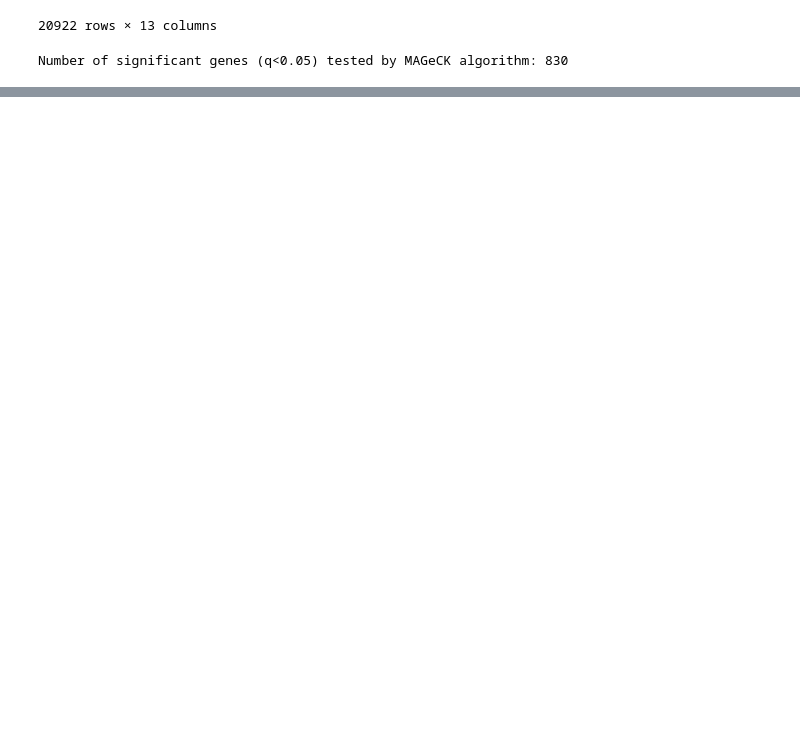
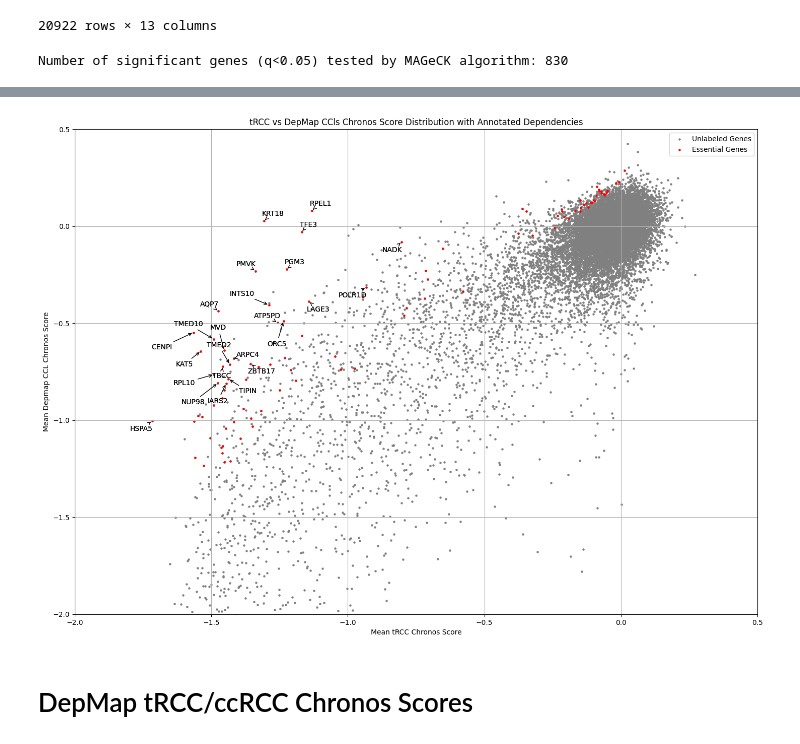
Before and after one commit to harshel-bahl/predicting-cancer-gene-dependencies, a Jupyter notebook: analysis/analysis.ipynb, the cells around one changed output, grey strips where cells are left out. Drawn from its saved outputs; the diff is of its cells as text; code cells hidden in the pictures; blank space fills up the shorter version.

```diff
--- a/analysis/analysis.ipynb
+++ b/analysis/analysis.ipynb
@@ -57,4 +44,13 @@ Number of significant genes (q<0.05) tested by MAGeCK algorithm: 830
 # %%
-bmi751_chronos_dataset = pd.read_csv("/Users/harshel/Documents/harvard/BMI751_capstone/datasets/tRCC_cell_lines/Chronos/tRCC_chronos_summary_for_BL_ASPS_updated.csv").set_index('Gene')
-ccl_chronos_dataset = bmi751_chronos_dataset[["PC3", "CAKI2", "CAKI1", "786O", "DU145", "HCT116", "NCIH460", "FUUR1", "STFE", "UOK109"]]
-ccl_chronos_dataset
+DFCI_chronos_dataset = pd.read_csv("/Users/harshel/Documents/harvard/BMI751_capstone/datasets/tRCC_cell_lines/Chronos/tRCC_chronos_summary_for_BL_ASPS_updated.csv")
+
+DFCI_chronos_CCLs = DFCI_chronos_dataset[["Gene", "PC3", "CAKI2", "CAKI1", "786O", "DU145", "HCT116", "NCIH460", "FUUR1", "STFE", "UOK109"]].T
+DFCI_chronos_CCLs.columns = DFCI_chronos_CCLs.iloc[0]
+DFCI_chronos_CCLs.columns.name = ""
+DFCI_chronos_CCLs.drop(DFCI_chronos_CCLs.index[0], inplace=True)
+
+DFCI_chronos_CCLs = DFCI_chronos_CCLs.loc[:, ~(DFCI_chronos_CCLs == 'Unknown').any(axis=0)].apply(pd.to_numeric, errors='coerce').dropna(axis=1)
+
+tRCC_chronos_gene_effects = DFCI_chronos_CCLs.loc[["FUUR1", "STFE", "UOK109"]]
+
+ccRCC_chronos_gene_effects = DFCI_chronos_CCLs.loc[["PC3", "CAKI2", "CAKI1", "786O", "DU145", "HCT116", "NCIH460"]]
@@ -245,0 +130,11 @@ plt.show()
+# %%
+depmap_gene_effect_23Q2 = pd.read_csv('/Users/harshel/Documents/harvard/BMI751_capstone/datasets/DepMap_datasets/23Q2/CRISPRGeneEffect.csv')
+depmap_gene_effect_23Q2.set_index("ModelID", inplace=True)
+depmap_gene_effect_23Q2.index.name = ""
+depmap_gene_effect_23Q2.sort_index(axis=1, inplace=True)
+depmap_gene_effect_23Q2.dropna(axis=1, inplace=True)
+
+depmap_gene_effect_23Q2.columns = af.extract_gene_names(depmap_gene_effect_23Q2.columns)
+
+# scaled and normalised depmap gene effects
+scaled_normalised_depmap_gene_effects_23Q2 = af.scale_normalize(depmap_gene_effect_23Q2)
@@ -245,0 +158,2 @@ plt.show()
+# %%
+fil_tRCC_CCL_depmap, mean_fil_tRCC_CCL_depmap, fil_CCL_depmap, mean_fil_CCL_depmap, essential_genes_tRCC_CCL_depmap = af.ComputeDependencyAnalysis(tRCC_chronos_gene_effects, depmap_gene_effect_23Q2)
@@ -245,0 +181,13 @@ plt.show()
+# %%
+af.CreateDependencyPlot(mean_fil_tRCC_CCL_depmap,
+                        mean_fil_CCL_depmap,
+                        essential_genes_tRCC_CCL_depmap,
+                        'Mean tRCC Chronos Score',
+                        'Mean Depmap CCL Chronos Score',
+                        'tRCC vs DepMap CCls Chronos Score Distribution with Annotated Dependencies',
+                        'Unlabeled Genes',
+                        'Essential Genes')
+# %% [output]
+[figure, added]
+# %% [markdown]
+# DepMap tRCC/ccRCC Chronos Scores
```
Also changed, not shown: parts of 28 cells of this notebook, 2 other files.
